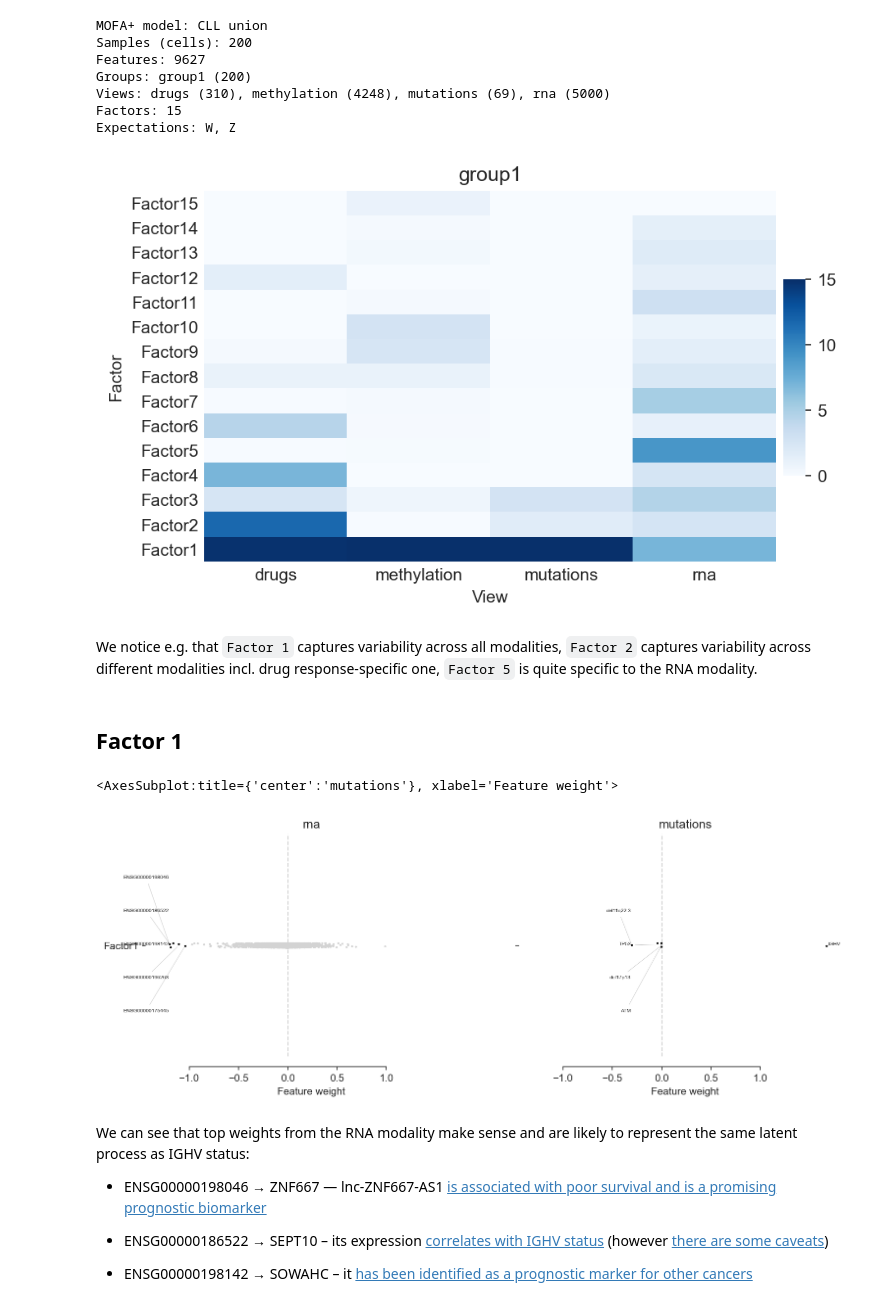
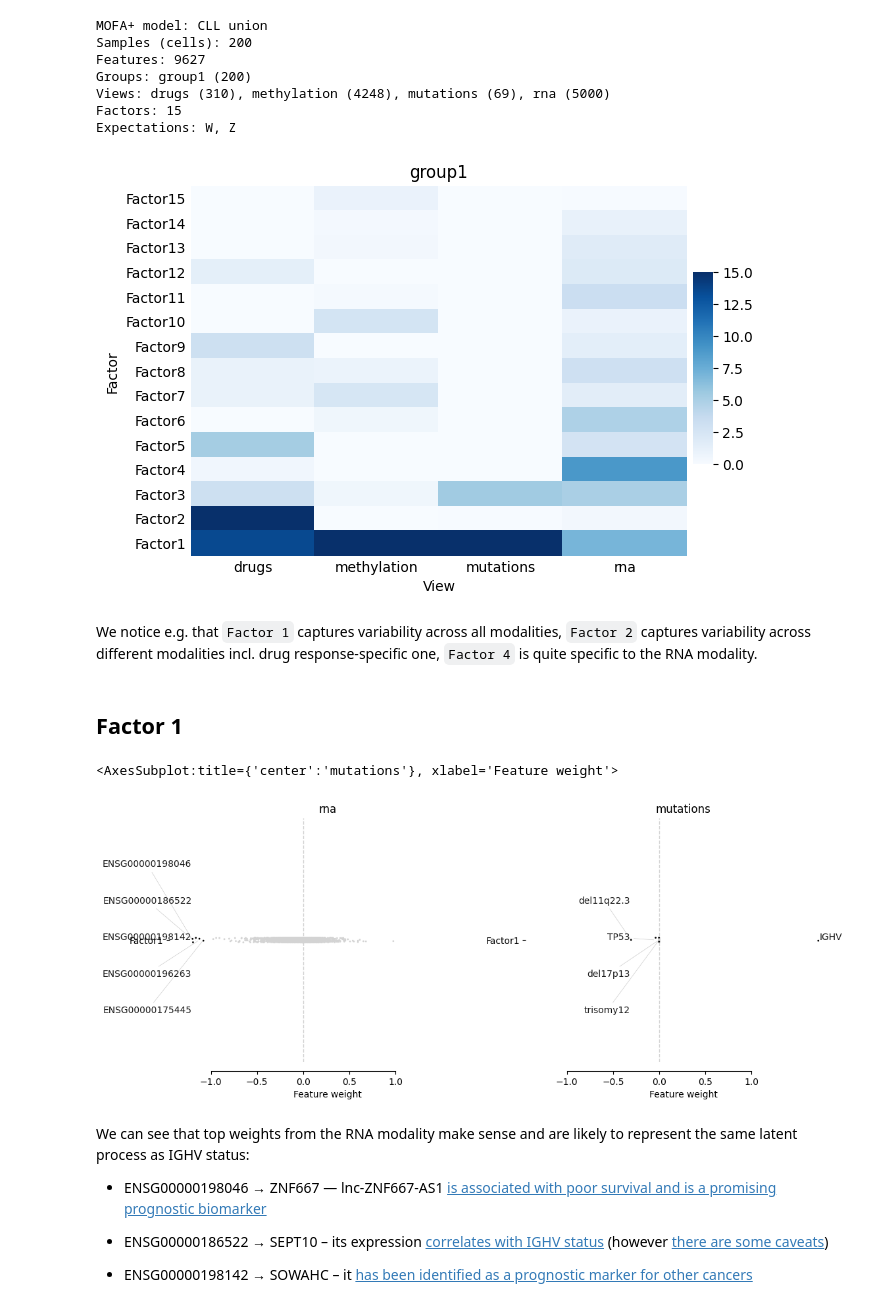
Before and after one commit to scverse/muon-tutorials, a Jupyter notebook: CLL.ipynb, the cells around one changed output. Drawn from its saved outputs; the diff is of its cells as text; code cells hidden in the pictures.

```diff
--- a/CLL.ipynb
+++ b/CLL.ipynb
@@ -8,8 +8,5 @@ import muon as mu
 import numpy as np
 import pandas as pd
 import mofax as mofa
-# %%
-from matplotlib import rcParams
-rcParams["figure.dpi"] = 150
 # %% [markdown]
 # Load data
@@ -100,16 +110,16 @@ Expectations: W, Z
 # %%
 mofa.plot_r2(model, x='View', vmax=15)
 # %% [output]
-[figure, old version]
+[figure, new version]
 # %% [markdown]
-We notice e.g. that `Factor 1` captures variability across all modalities, `Factor 2` captures variability across different modalities incl. drug response-specific one, `Factor 5` is quite specific to the RNA modality.
+We notice e.g. that `Factor 1` captures variability across all modalities, `Factor 2` captures variability across different modalities incl. drug response-specific one, `Factor 4` is quite specific to the RNA modality.
 # %% [markdown]
 ## Factor 1
 # %%
-mofa.plot_weights(model, views=['rna', 'mutations'], factors=0, zero_line=True, ncols=2)
+mofa.plot_weights(model, views=['rna', 'mutations'], factors=0, zero_line=True, ncols=2, label_size=10)
 # %% [output]
 <AxesSubplot:title={'center':'mutations'}, xlabel='Feature weight'>
-[figure, old version]
+[figure, new version]
 # %% [markdown]
 We can see that top weights from the RNA modality make sense and are likely to represent the same latent process as IGHV status:
 
```
Also changed, not shown: parts of 24 cells of this notebook.
